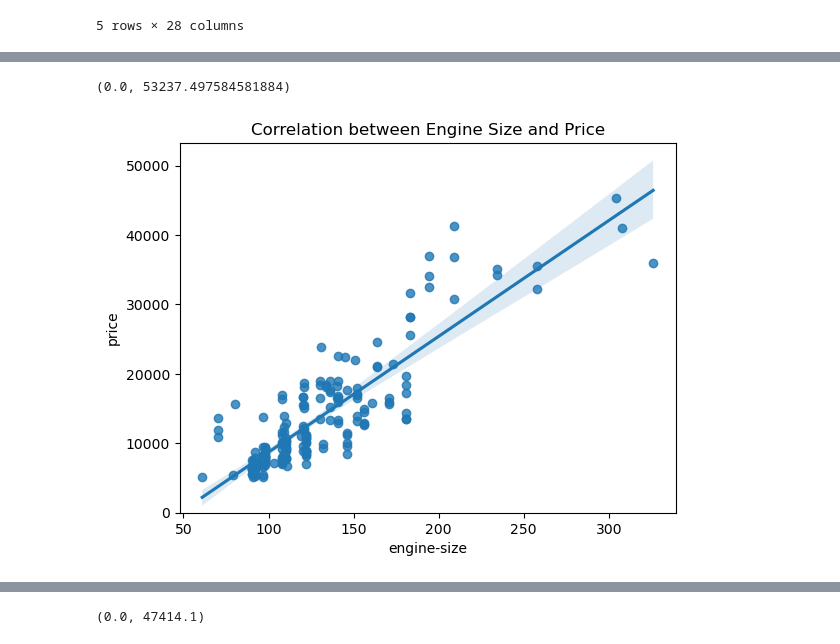
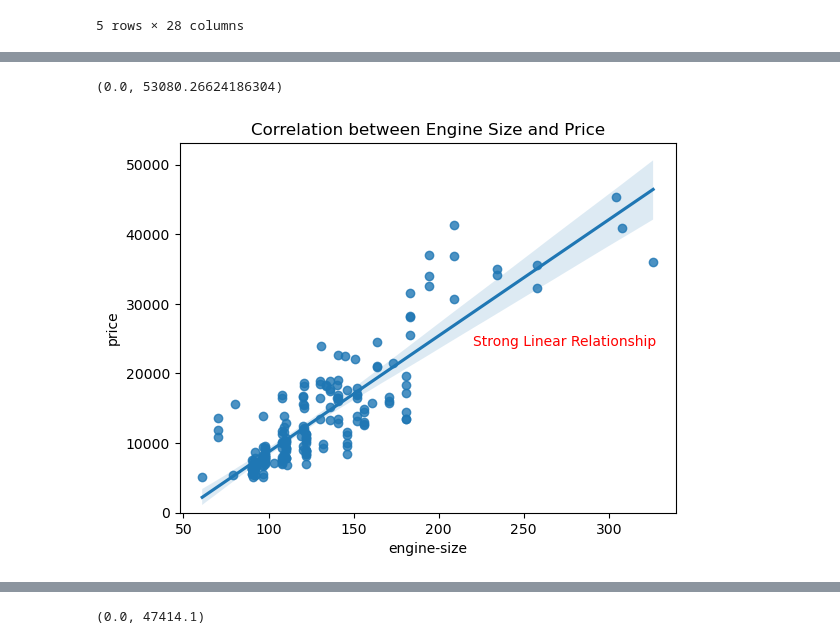
Before and after one commit to zahra-ahmadbeigloo/Data-analysis-projects, a Jupyter notebook: Car-Price-Analysis/Car-Price.ipynb, the cells around one changed output, grey strips where cells are left out. Cells and saved outputs as stored; diff of their text form; code cells hidden in the pictures.

```diff
--- a/Car-Price-Analysis/Car-Price.ipynb
+++ b/Car-Price-Analysis/Car-Price.ipynb
@@ -235,10 +235,11 @@ Name: price, dtype: float64
 # %%
 sns.regplot(x="engine-size", y="price", data=df)
 plt.title("Correlation between Engine Size and Price")
+plt.text(220, 24000, "Strong Linear Relationship", color="red")
 plt.ylim(0,)
 # %% [output]
-(0.0, 53237.497584581884)
+(0.0, 53080.26624186304)
-[figure, old version]
+[figure, new version]
 # %%
 sns.regplot(x="highway-L/100km", y="price", data=df)
 plt.title("Correlation between Highway (L/100km) and Price")
```
Also changed, not shown: parts of 20 cells of this notebook.
